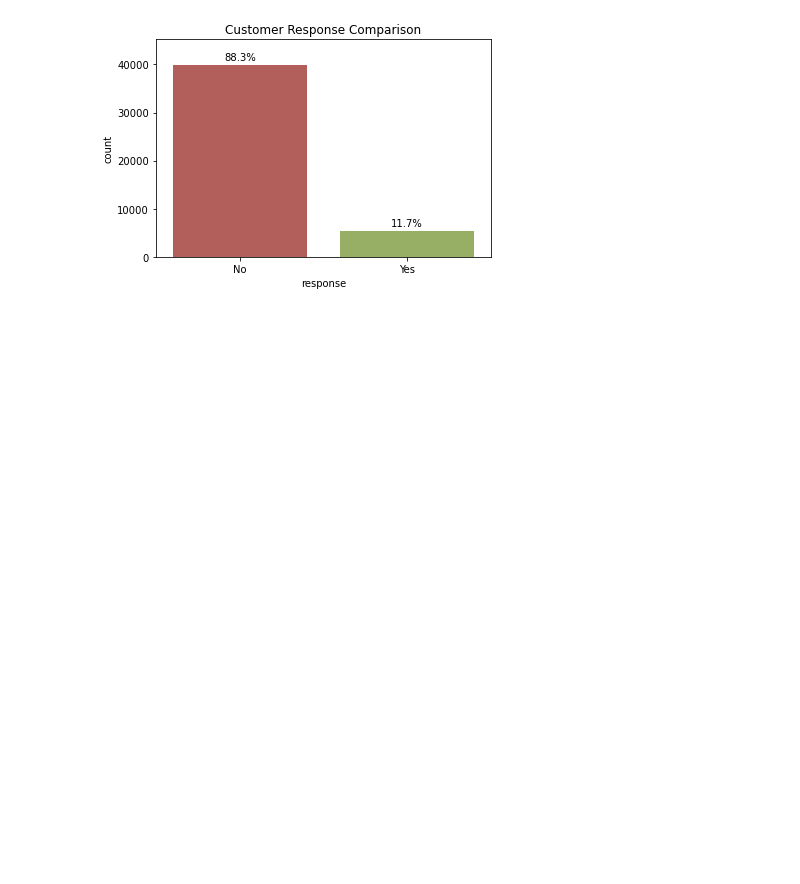
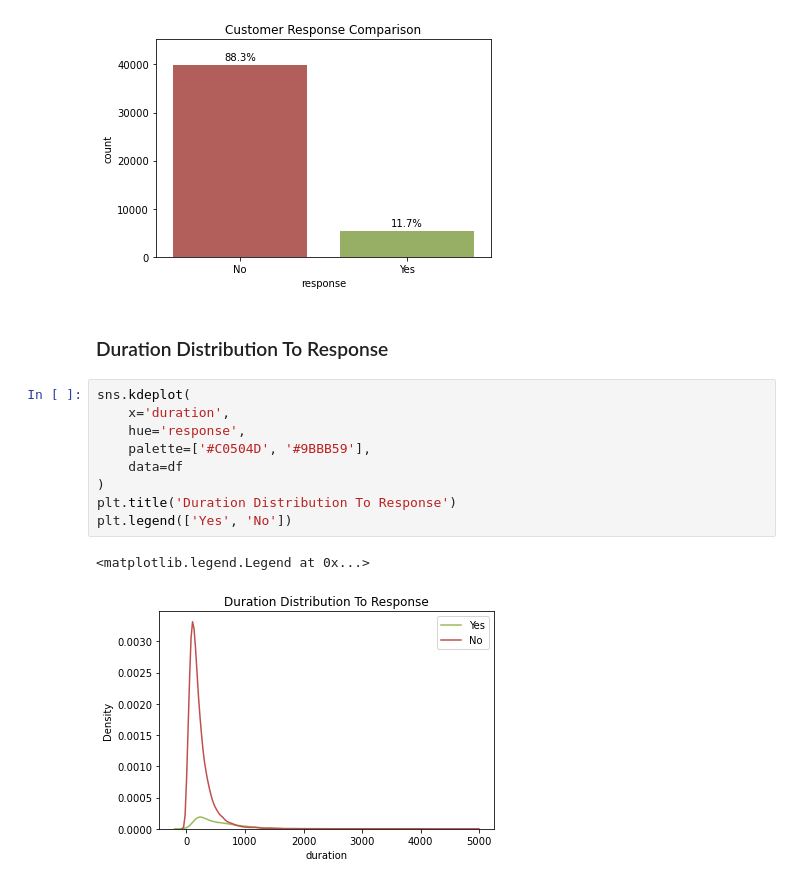
Before and after one commit to dendihandian/data-portfolio, a Jupyter notebook: bank-marketing/bank-marketing.ipynb, the cells around one changed output. Saved outputs shown, nothing was run; the diff lists cells and outputs as text; blank space fills up the shorter version.

Commit message:
duration distribution plot, notebook structure refined

```diff
--- a/bank-marketing/bank-marketing.ipynb
+++ b/bank-marketing/bank-marketing.ipynb
@@ -160,3 +169,17 @@ for a,b in response_class_df.iterrows():
     plt.text(x=b['response'], y=b['count'] + 1000, s=f"{str(round(b['percentage'], 3))}%", ha='center')
 # %% [output]
 [figure]
+# %% [markdown]
+### Duration Distribution To Response
+# %%
+sns.kdeplot(
+    x='duration',
+    hue='response',
+    palette=['#C0504D', '#9BBB59'],
+    data=df
+)
+plt.title('Duration Distribution To Response')
+plt.legend(['Yes', 'No'])
+# %% [output]
+<matplotlib.legend.Legend at 0x...>
+[figure, added]
```
Also changed, not shown: parts of 15 cells of this notebook.
